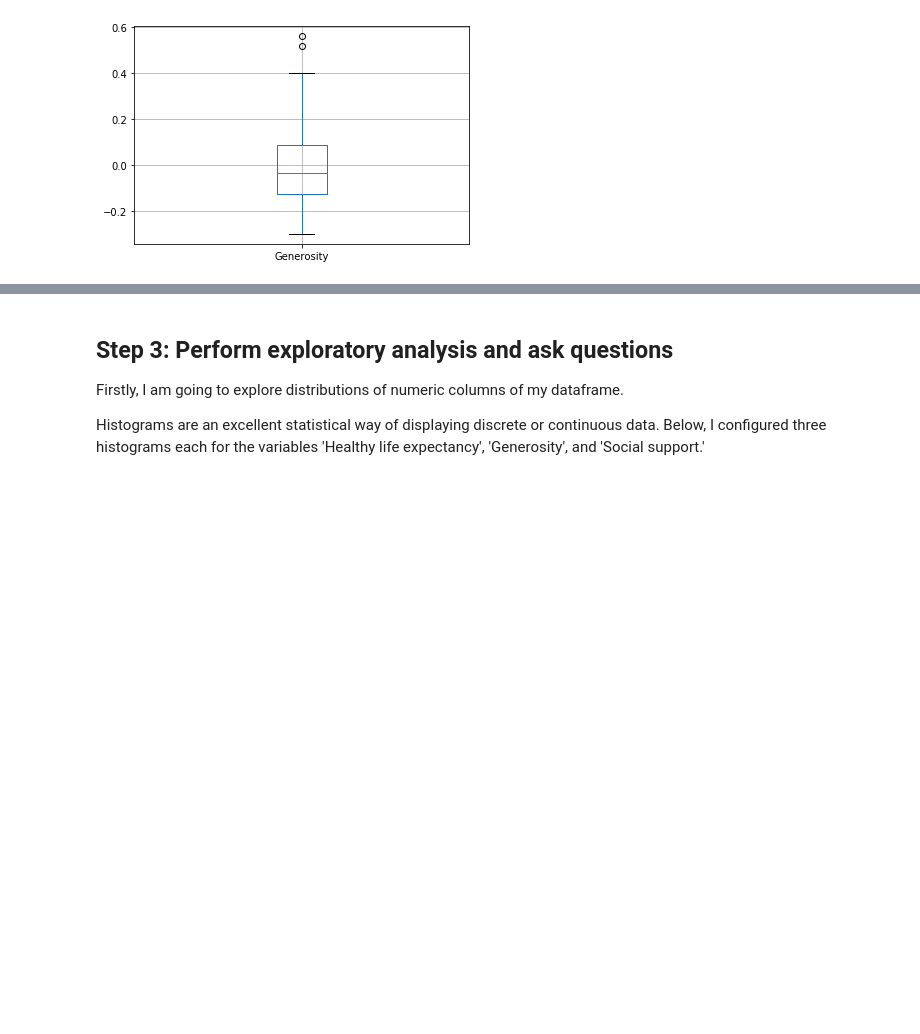
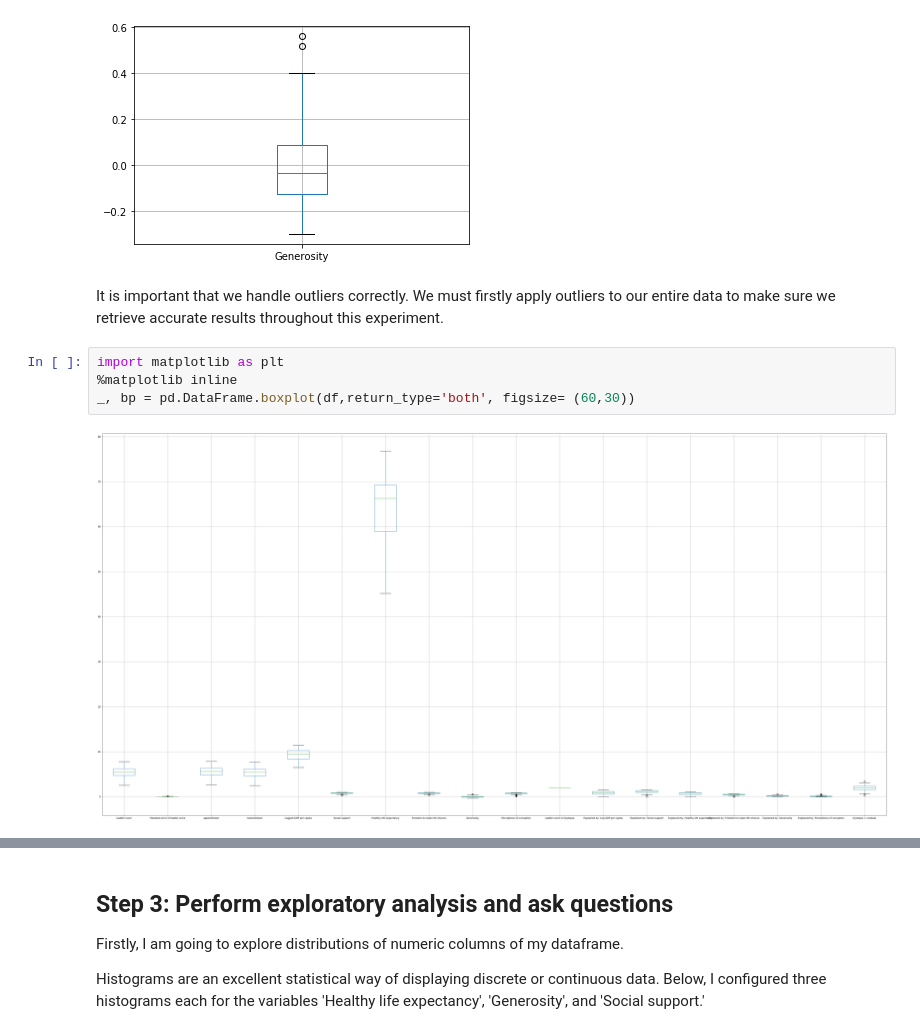
Before and after one commit to ax18031/ax18031_EMATM0048, a Jupyter notebook: Part3_folder/PART3.ipynb, the cells around one changed output, grey strips where cells are left out. Saved outputs shown, nothing was run; the diff lists cells and outputs as text; blank space fills up the shorter version.

```diff
--- a/Part3_folder/PART3.ipynb
+++ b/Part3_folder/PART3.ipynb
@@ -111,3 +111,11 @@ bp = df.boxplot(column = 'Generosity')
 #Two outliers in this plot
 # %% [output]
 [figure]
+# %% [markdown]
+It is important that we handle outliers correctly. We must firstly apply outliers to our entire data to make sure we retrieve accurate results throughout this experiment.
+# %%
+import matplotlib as plt
+%matplotlib inline
+_, bp = pd.DataFrame.boxplot(df,return_type='both', figsize= (60,30))
+# %% [output]
+[figure, added]
```
Also changed, not shown: parts of 9 cells of this notebook.
